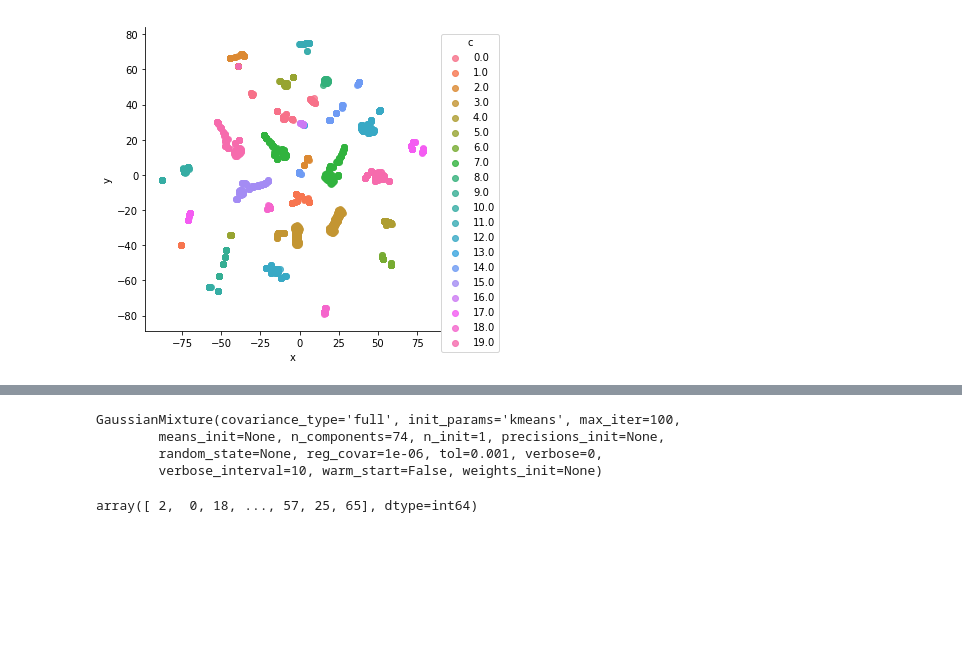
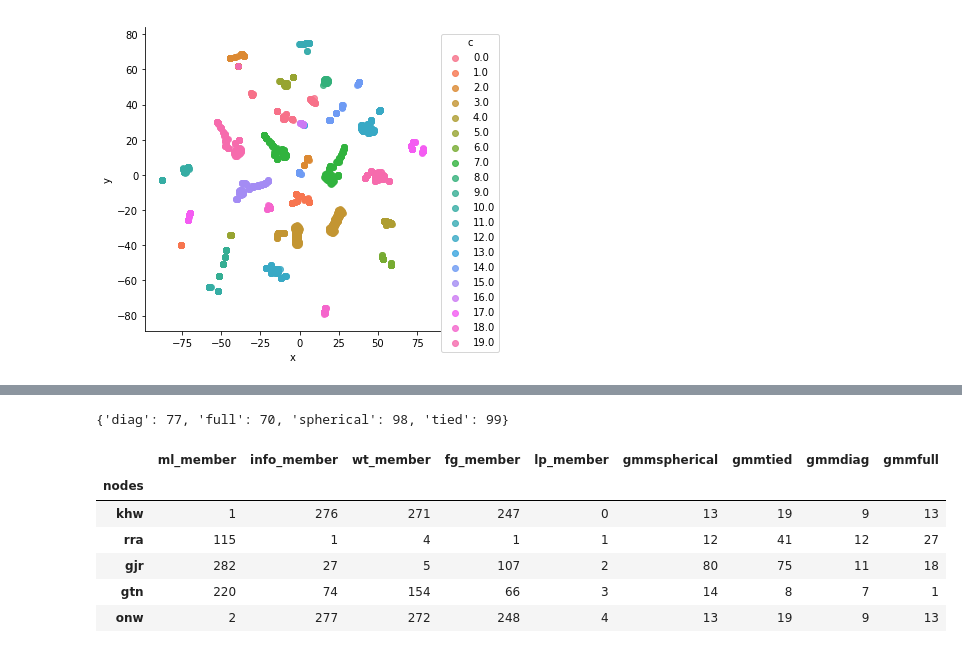
Before and after one commit to MiyainNYC/Graph-Thinking, a Jupyter notebook: Bipartite Projection Recommendation System.ipynb, the cells around one changed output, grey strips where cells are left out. Saved outputs shown, nothing was run; the diff lists cells and outputs as text; code cells hidden in the pictures; blank space fills up the shorter version.

```diff
--- a/Bipartite Projection Recommendation System.ipynb
+++ b/Bipartite Projection Recommendation System.ipynb
@@ -632,7 +723,7 @@ print(mapk(actual_list, y_predict_dict_e_w_h.values(), k= top_K))
 # %%
 ## R run associated graph
 
-def generate_communities(method = method):
+def generate_communities(method = 'binary'):
 
     print(method)
 
@@ -672,7 +763,7 @@ def generate_communities(method = method):
 # %%
 ## R run associated graph
 
-method = 'binary' # my_weight, jaccard,binary
+method = 'my_weight' # my_weight, jaccard,binary
 
 temp, temp2 = generate_communities(method = method)
 X_kmeans = temp2.values
@@ -744,15 +835,28 @@ sns.lmplot('x', 'y',data = tsne_df, hue='c',size = 5,fit_reg = False)
 from sklearn import mixture
 n_components_range = range(1, 100)
 
-bic = []
-lowest_bic = np.infty
+cts = ['spherical', 'tied', 'diag', 'full']
+dict_gmm = dict()
 
+gmm_clusters = {}
 
-for n_components in n_components_range:
-    gmm = mixture.GaussianMixture(n_components=n_components,
-                                  covariance_type='full')
-    gmm.fit(X_kmeans)
-    bic.append(gmm.bic(X_kmeans))
-    if bic[-1] < lowest_bic:
-        lowest_bic = bic[-1]
-        best_gmm  = gmm
+for ct in cts:
+    bic = []
+    lowest_bic = np.infty
+    for n_components in n_components_range:
+        gmm = mixture.GaussianMixture(n_components=n_components,
+                                  covariance_type=ct)
+
+        gmm.fit(X_kmeans)
+        bic.append(gmm.bic(X_kmeans))
+        if bic[-1] < lowest_bic:
+            lowest_bic = bic[-1]
+            best_gmm  = gmm
+    print(lowest_bic)
+    print(best_gmm)
+    gmm_clusters[ct] = best_gmm.n_components
+    gmm_df = pd.DataFrame(np.asarray([temp2.index, best_gmm.predict(X_kmeans)]).T,columns = ['nodes','gmm'+ct])
+    temp = pd.merge(temp,gmm_df, how='inner', on='nodes')
+
+assign_all = temp.set_index('nodes')
+assign_all.to_csv(method+'.csv')
@@ -763,12 +880,0 @@ lowest_bic
-# %%
-best_gmm
-# %% [output]
-GaussianMixture(covariance_type='full', init_params='kmeans', max_iter=100,
-        means_init=None, n_components=74, n_init=1, precisions_init=None,
-        random_state=None, reg_covar=1e-06, tol=0.001, verbose=0,
-        verbose_interval=10, warm_start=False, weights_init=None)
-# %%
-gmm_cluster = 75
-best_gmm.predict(X_kmeans)
-# %% [output]
-array([ 2,  0, 18, ..., 57, 25, 65], dtype=int64)
@@ -777,4 +881,14 @@ gmm_df = pd.DataFrame(np.asarray([temp2.index, best_gmm.predict(X_kmeans)]).T,co
-# %%
-assign_all = pd.merge(temp,kmeans_df, how='inner', on='nodes')
-assign_all = pd.merge(assign_all,gmm_df, how='inner', on='nodes').set_index('nodes')
-assign_all.to_csv(method+'.csv')
+# %%
+gmm_clusters
+# %% [output]
+{'diag': 77, 'full': 70, 'spherical': 98, 'tied': 99}
+# %%
+assign_all.head()
+# %% [output]
+|  | ml_member | info_member | wt_member | fg_member | lp_member | gmmspherical | gmmtied | gmmdiag | gmmfull |
+| nodes |  |  |  |  |  |  |  |  |  |
+| khw | 1 | 276 | 271 | 247 | 0 | 13 | 19 | 9 | 13 |
+| rra | 115 | 1 | 4 | 1 | 1 | 12 | 41 | 12 | 27 |
+| gjr | 282 | 27 | 5 | 107 | 2 | 80 | 75 | 11 | 18 |
+| gtn | 220 | 74 | 154 | 66 | 3 | 14 | 8 | 7 | 1 |
+| onw | 2 | 277 | 272 | 248 | 4 | 13 | 19 | 9 | 13 |
```
Also changed, not shown: parts of 31 cells of this notebook.
